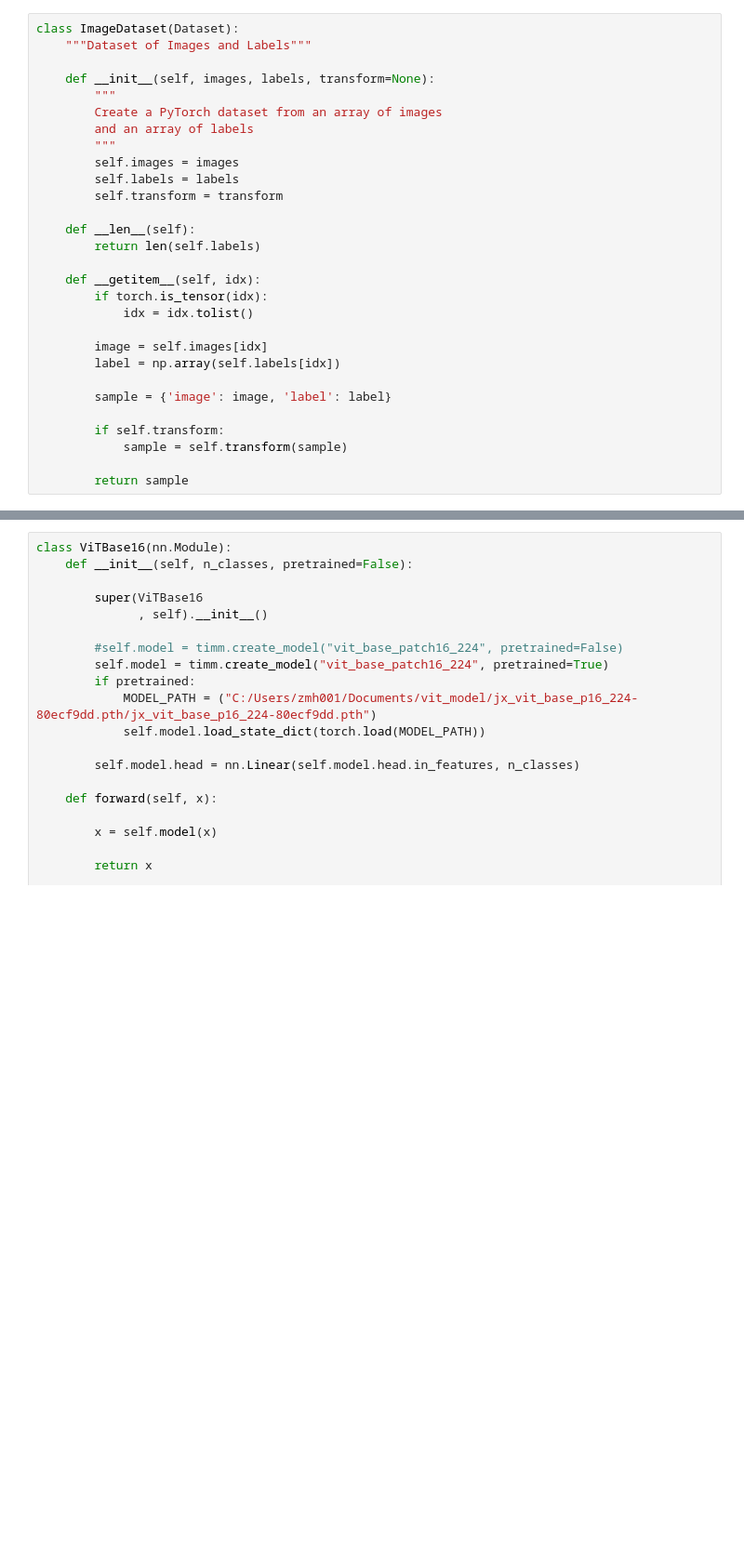
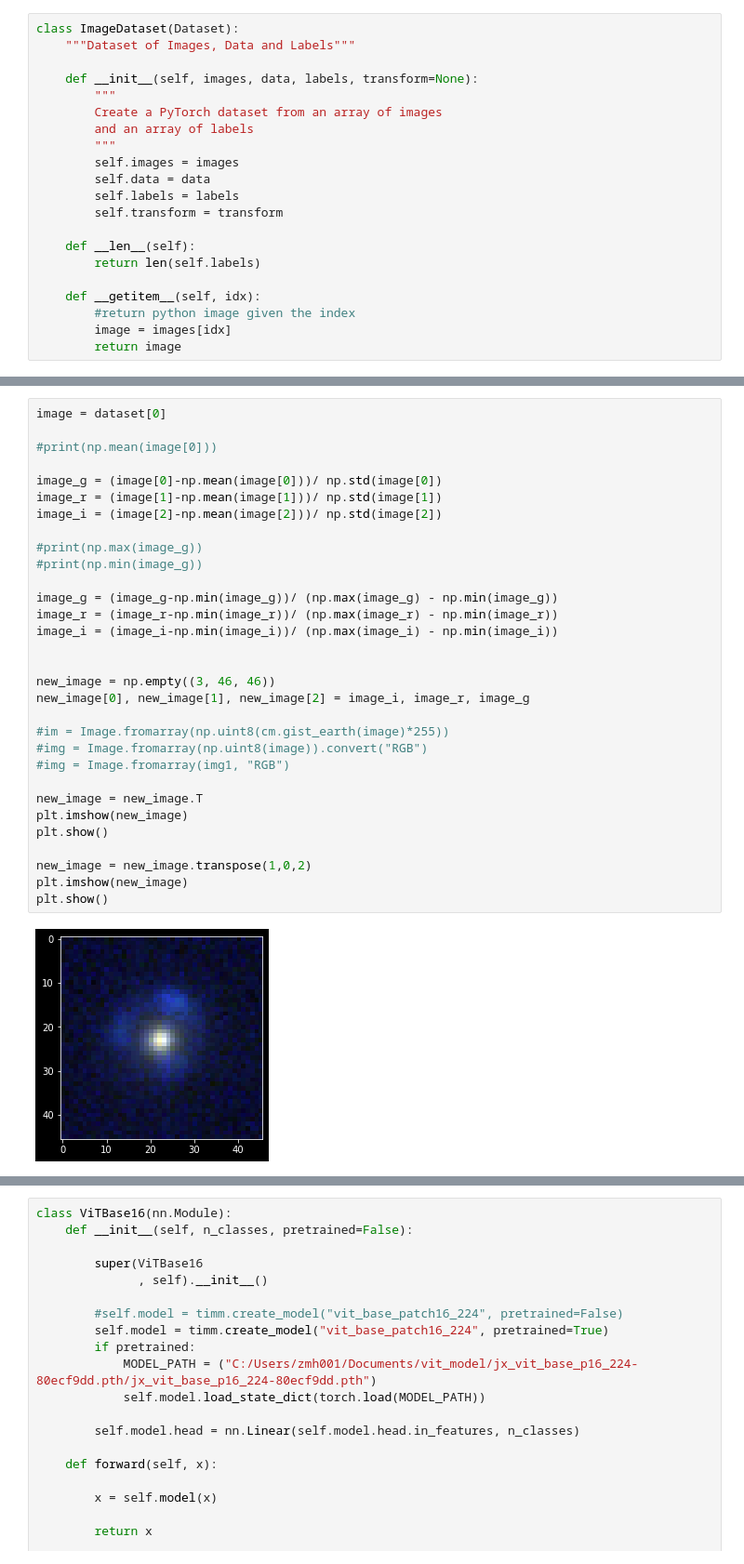
Before and after one commit to JimenaGonzalez/Searching-double-lenses, a Jupyter notebook: vit_cnn/vit_cnn.ipynb, the cells around one changed output, grey strips where cells are left out. Shown at 93% size. Cells and saved outputs as stored; diff of their text form; blank space fills up the shorter version.

Commit message:
normalized image

```diff
--- a/vit_cnn/vit_cnn.ipynb
+++ b/vit_cnn/vit_cnn.ipynb
@@ -17,13 +23,14 @@ from skimage import io
 # %%
 class ImageDataset(Dataset):
-    """Dataset of Images and Labels"""
+    """Dataset of Images, Data and Labels"""
 
-    def __init__(self, images, labels, transform=None):
+    def __init__(self, images, data, labels, transform=None):
         """
         Create a PyTorch dataset from an array of images
 		and an array of labels
         """
         self.images = images
+        self.data = data
         self.labels = labels
         self.transform = transform
 
@@ -31,15 +38,6 @@ class ImageDataset(Dataset):
         return len(self.labels)
 
     def __getitem__(self, idx):
-        if torch.is_tensor(idx):
-            idx = idx.tolist()
-
-        image = self.images[idx]
-        label = np.array(self.labels[idx])
-
-        sample = {'image': image, 'label': label}
-
-        if self.transform:
-            sample = self.transform(sample)
-
-        return sample
+        #return python image given the index
+        image = images[idx]
+        return image
@@ -45,0 +70,33 @@ class ImageDataset(Dataset):
+# %%
+image = dataset[0]
+
+#print(np.mean(image[0]))
+
+image_g = (image[0]-np.mean(image[0]))/ np.std(image[0])
+image_r = (image[1]-np.mean(image[1]))/ np.std(image[1])
+image_i = (image[2]-np.mean(image[2]))/ np.std(image[2])
+
+#print(np.max(image_g))
+#print(np.min(image_g))
+
+image_g = (image_g-np.min(image_g))/ (np.max(image_g) - np.min(image_g))
+image_r = (image_r-np.min(image_r))/ (np.max(image_r) - np.min(image_r))
+image_i = (image_i-np.min(image_i))/ (np.max(image_i) - np.min(image_i))
+
+
+new_image = np.empty((3, 46, 46))
+new_image[0], new_image[1], new_image[2] = image_i, image_r, image_g
+
+#im = Image.fromarray(np.uint8(cm.gist_earth(image)*255))
+#img = Image.fromarray(np.uint8(image)).convert("RGB")
+#img = Image.fromarray(img1, "RGB")
+
+new_image = new_image.T
+plt.imshow(new_image)
+plt.show()
+
+new_image = new_image.transpose(1,0,2)
+plt.imshow(new_image)
+plt.show()
+# %% [output]
+[figure, added]
```
Also changed, not shown: parts of 7 cells of this notebook.
